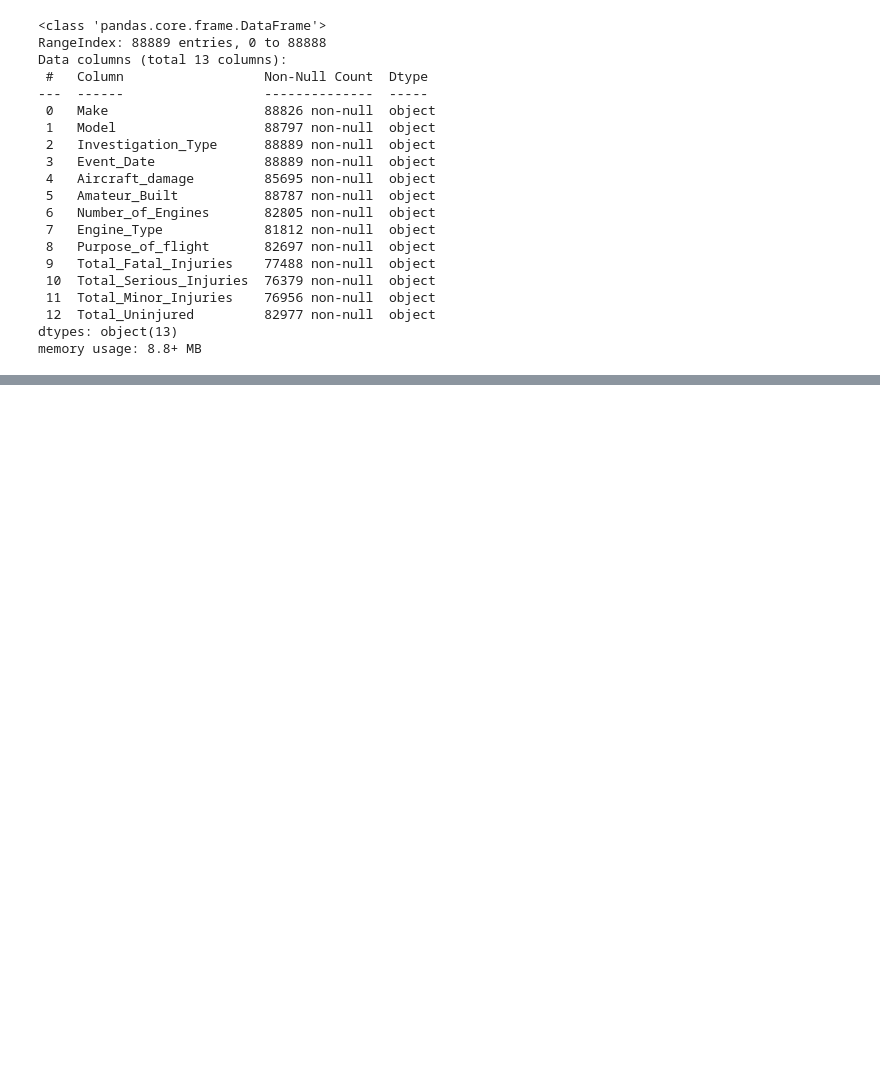
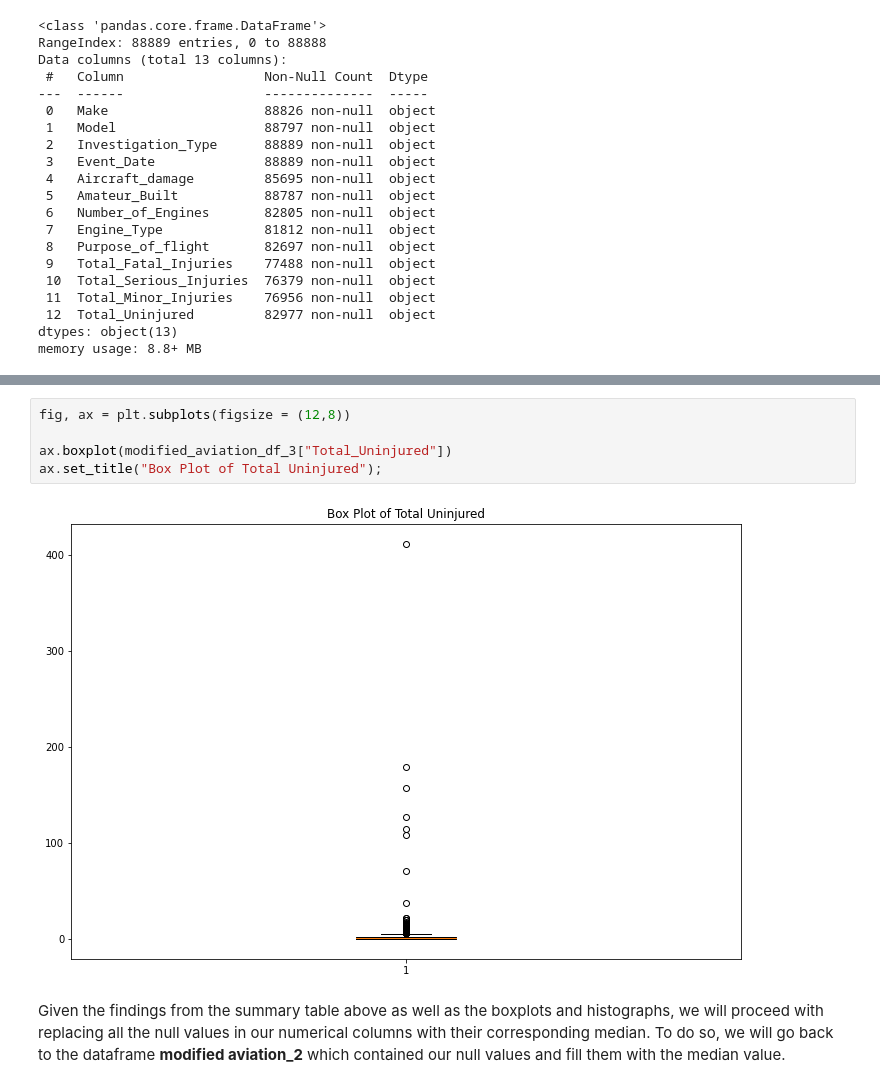
Before and after one commit to Gesh901/Aviation-Study, a Jupyter notebook: Project_Phase1.ipynb, the cells around one changed output, grey strips where cells are left out. Saved outputs shown, nothing was run; the diff lists cells and outputs as text; blank space fills up the shorter version.

```diff
--- a/Project_Phase1.ipynb
+++ b/Project_Phase1.ipynb
@@ -263,0 +667,9 @@ Name: Engine_Type, dtype: int64
+# %%
+fig, ax = plt.subplots(figsize = (12,8))
+
+ax.boxplot(modified_aviation_df_3["Total_Uninjured"])
+ax.set_title("Box Plot of Total Uninjured");
+# %% [output]
+[figure, added]
+# %% [markdown]
+Given the findings from the summary table above as well as the boxplots and histographs, we will proceed with replacing all the null values in our numerical columns with their corresponding median. To do so, we will go back to the dataframe **modified aviation_2** which contained our null values and fill them with the median value.
```
Also changed, not shown: parts of 105 cells of this notebook, 1 other file.
